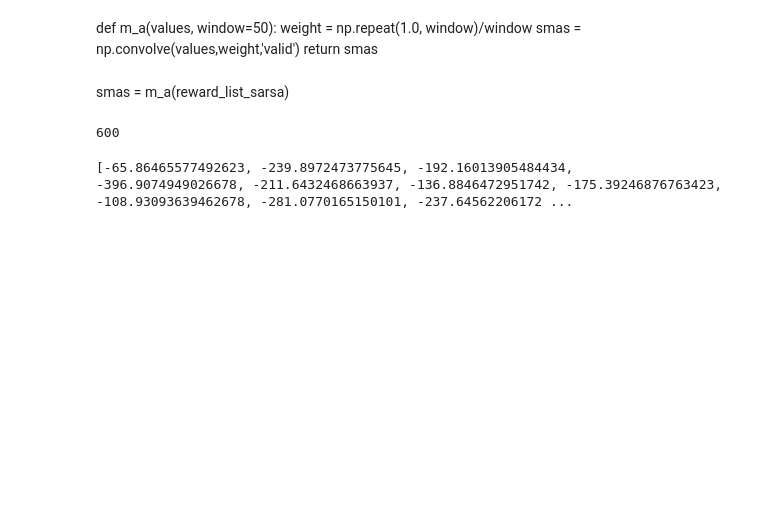
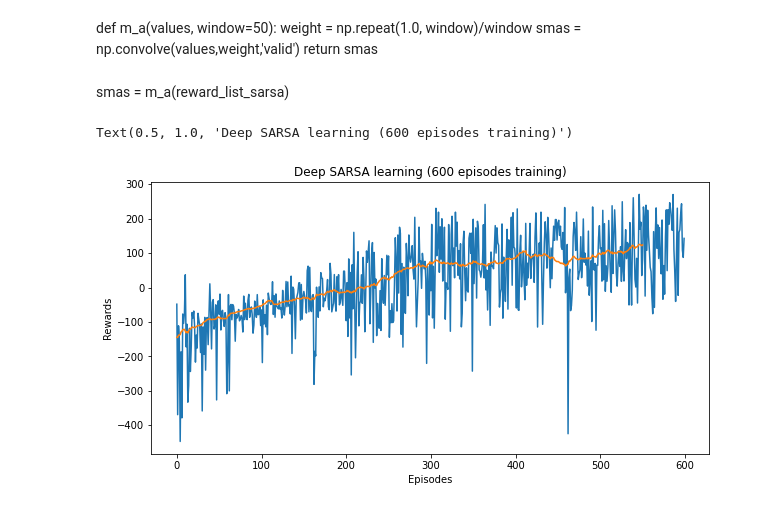
Before and after one commit to BenjaminSmith27/COSC517FinalProject, a Jupyter notebook: deepsarsa.ipynb, the cells around one changed output. Drawn from its saved outputs; the diff is of its cells as text; code cells hidden in the pictures; blank space fills up the shorter version.

```diff
--- a/deepsarsa.ipynb
+++ b/deepsarsa.ipynb
@@ -169,6 +169,11 @@ class ReplayBuffer(object):
             rewards.append(transition[4])
             terminals.append(transition[5])
         return torch.Tensor(states), torch.Tensor(next_states), torch.Tensor(actions), torch.Tensor(next_actions), torch.Tensor(rewards), torch.Tensor(terminals)
+# %%
+def m_a(values, window=50):
+    weight = np.repeat(1.0, window)/window
+    smas = np.convolve(values,weight,'valid')
+    return smas
 # %%
 action_dim = env.action_space.n
 state_dim = env.observation_space.shape[0]
@@ -260,11 +265,3 @@ def m_a(values, window=50):
     return smas
 # %% [markdown]
 smas = m_a(reward_list_sarsa)
-# %%
-print(len(reward_list_sarsa))
-# %% [output]
-600
-# %%
-print(reward_list_sarsa)
-# %% [output]
-[-65.86465577492623, -239.8972473775645, -192.16013905484434, -396.9074949026678, -211.6432468663937, -136.8846472951742, -175.39246876763423, -108.93093639462678, -281.0770165150101, -237.64562206172 ...
@@ -273,9 +268,14 @@ plt.plot(reward_list_sarsa)
 # %%
+smas = m_a(reward_list_sarsa)
+
 fig, ax = plt.subplots(figsize=(10,5))
 
 ax.plot(reward_list_sarsa)
-#ax.plot(smas)
+ax.plot(smas)
 ax.set_ylabel('Rewards')
 ax.set_xlabel('Episodes')
 ax.set_title('Deep SARSA learning (600 episodes training)')
 #plt.savefig('Sarsa600epma', transparent=True)
+# %% [output]
+Text(0.5, 1.0, 'Deep SARSA learning (600 episodes training)')
+[figure, added]
```
Also changed, not shown: parts of 3 cells of this notebook, 1 other file.
